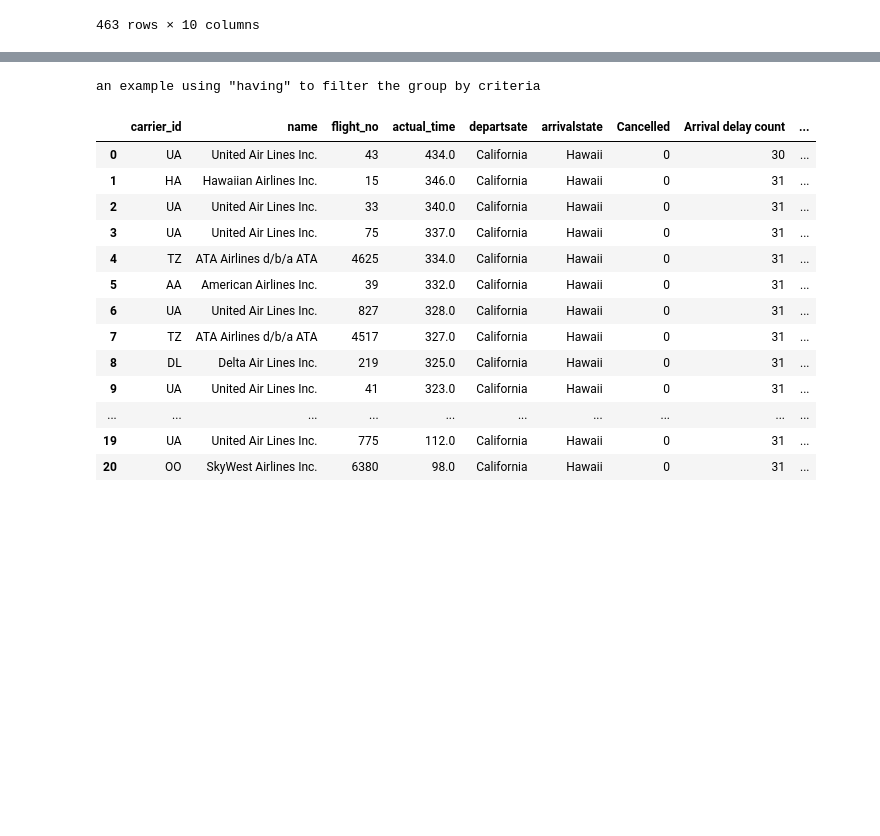
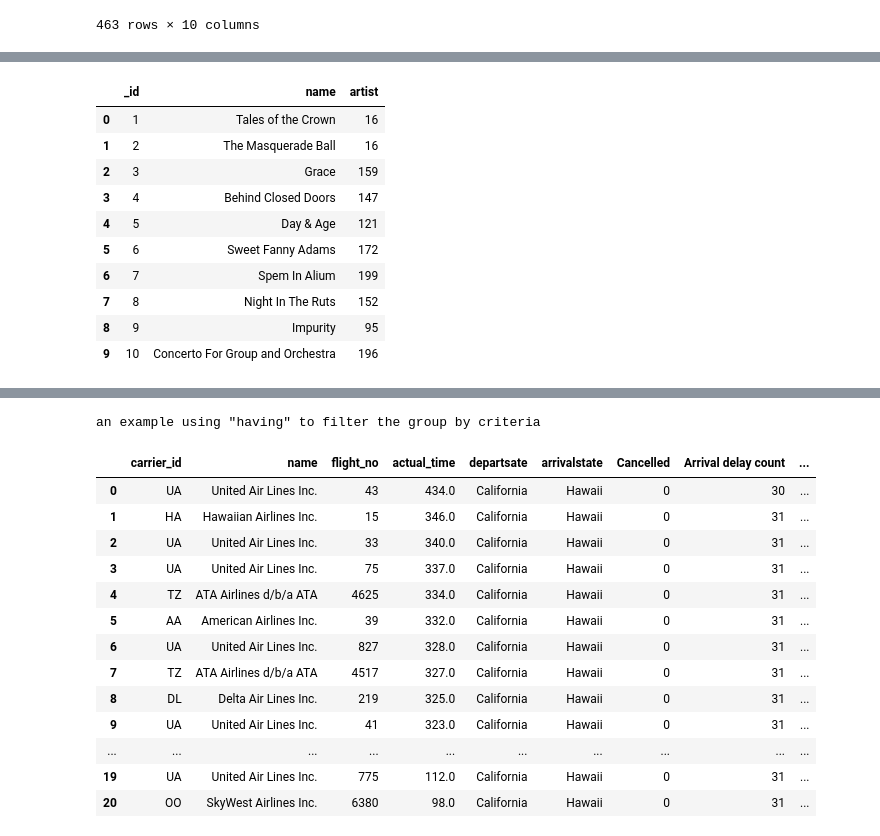
Before and after one commit to Dandata0101/MBS-projects, a Jupyter notebook: workspace_class.ipynb, the cells around one changed output, grey strips where cells are left out. Cells and saved outputs as stored; diff of their text form; code cells hidden in the pictures; blank space fills up the shorter version.

```diff
--- a/workspace_class.ipynb
+++ b/workspace_class.ipynb
@@ -1006,0 +878,14 @@ Q6. Show all songs and the album information of each song by Queen,including son
+# %%
+dfTableAlbums
+# %% [output]
+|  | _id | name | artist |
+| 0 | 1 | Tales of the Crown | 16 |
+| 1 | 2 | The Masquerade Ball | 16 |
+| 2 | 3 | Grace | 159 |
+| 3 | 4 | Behind Closed Doors | 147 |
+| 4 | 5 | Day & Age | 121 |
+| 5 | 6 | Sweet Fanny Adams | 172 |
+| 6 | 7 | Spem In Alium | 199 |
+| 7 | 8 | Night In The Ruts | 152 |
+| 8 | 9 | Impurity | 95 |
+| 9 | 10 | Concerto For Group and Orchestra | 196 |
```
Also changed, not shown: parts of 42 cells of this notebook.
